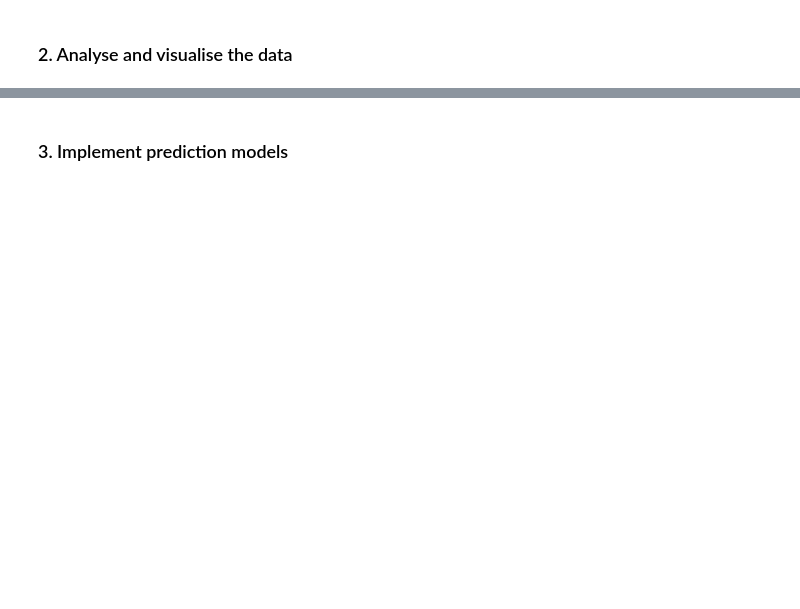
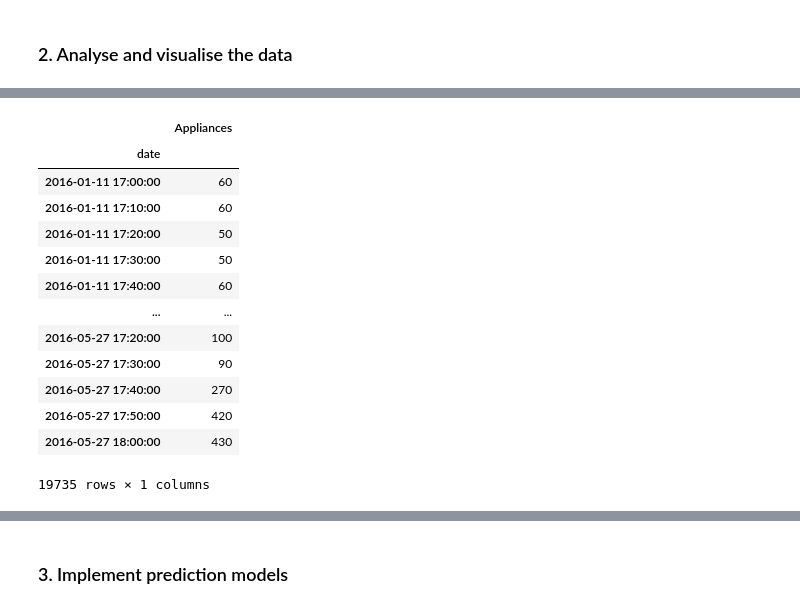
Before and after one commit to secary/compsci7306, a Jupyter notebook: mbd_a2/a1942340_dongjuma_assign2.ipynb, the cells around one changed output, grey strips where cells are left out. Saved outputs shown, nothing was run; the diff lists cells and outputs as text; code cells hidden in the pictures; blank space fills up the shorter version.

```diff
--- a/mbd_a2/a1942340_dongjuma_assign2.ipynb
+++ b/mbd_a2/a1942340_dongjuma_assign2.ipynb
@@ -32,0 +86,20 @@ df.describe()
+# %%
+data = df[['date', 'Appliances']].copy()
+data['date'] = pd.to_datetime(data['date'])
+data.set_index('date', inplace=True)
+data
+# %% [output]
+|  | Appliances |
+| date |  |
+| 2016-01-11 17:00:00 | 60 |
+| 2016-01-11 17:10:00 | 60 |
+| 2016-01-11 17:20:00 | 50 |
+| 2016-01-11 17:30:00 | 50 |
+| 2016-01-11 17:40:00 | 60 |
+| ... | ... |
+| 2016-05-27 17:20:00 | 100 |
+| 2016-05-27 17:30:00 | 90 |
+| 2016-05-27 17:40:00 | 270 |
+| 2016-05-27 17:50:00 | 420 |
+| 2016-05-27 18:00:00 | 430 |
+19735 rows × 1 columns
```
Also changed, not shown: parts of 11 cells of this notebook.
